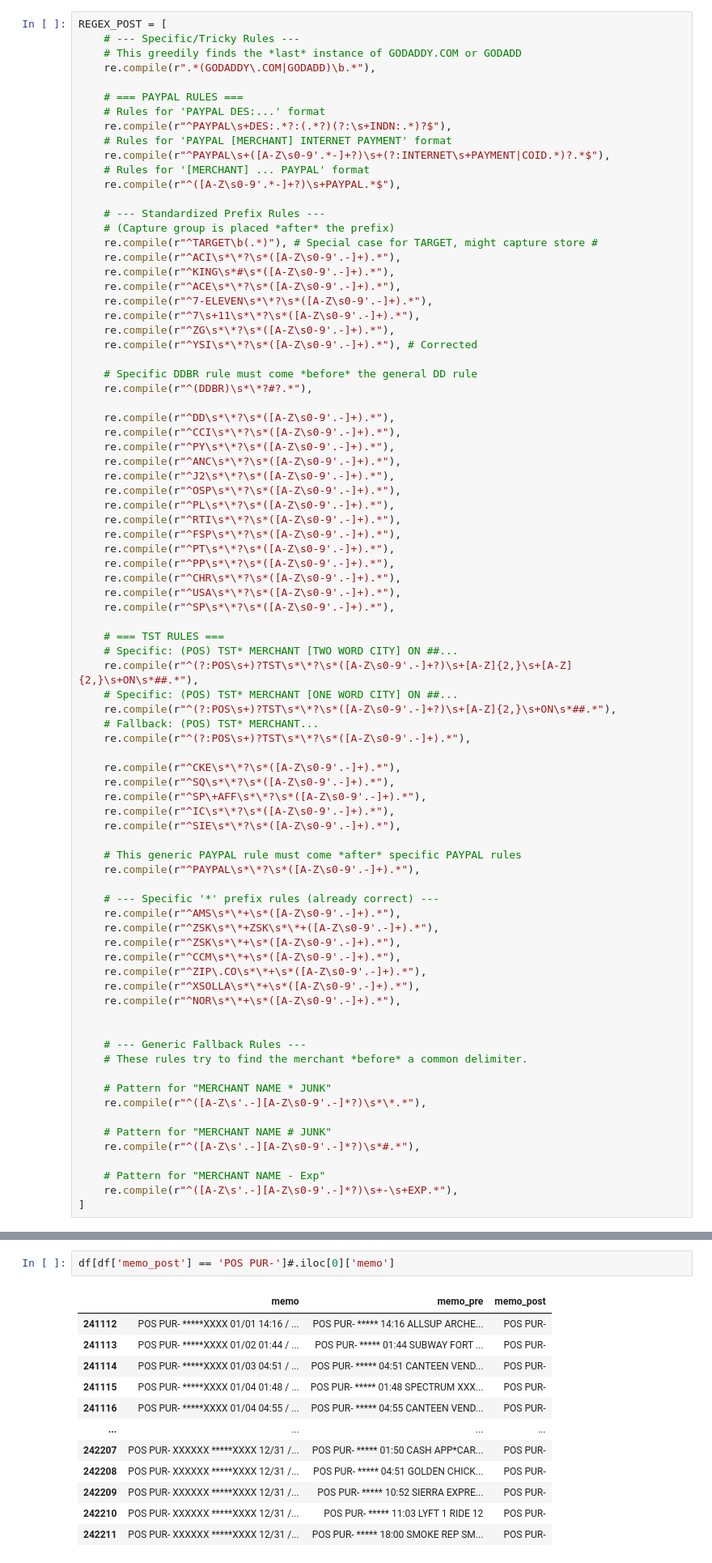
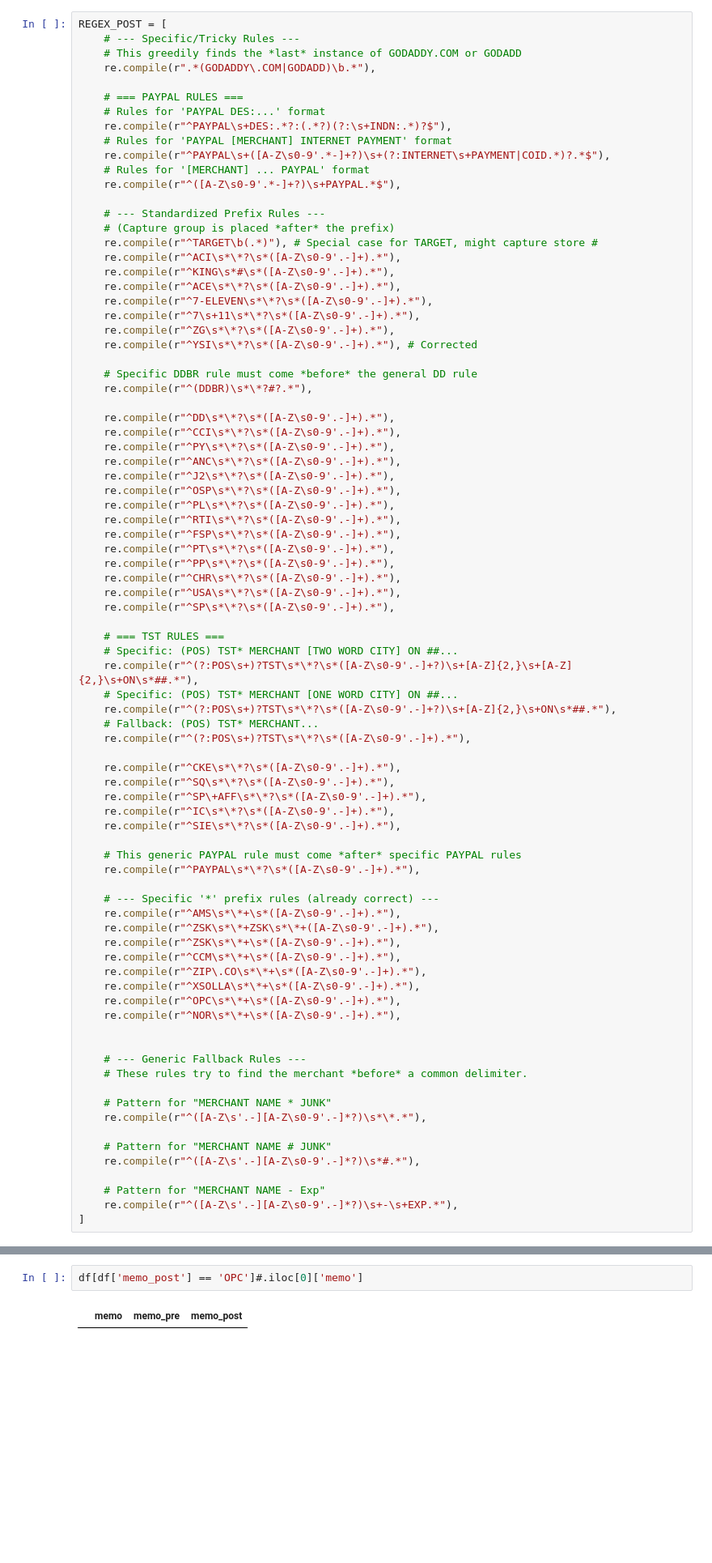
Before and after one commit to kylechoi101/DSC180A-Q1, a Jupyter notebook: Week 2/Haris_Saif.ipynb, the cells around one changed output, grey strips where cells are left out. Shown: that part at 81% size. Saved outputs shown, nothing was run; the diff lists cells and outputs as text; blank space fills up the shorter version.

```diff
--- a/Week 2/Haris_Saif.ipynb
+++ b/Week 2/Haris_Saif.ipynb
@@ -219,6 +229,7 @@ REGEX_POST = [
     re.compile(r"^CCM\s*\*+\s*([A-Z\s0-9'.-]+).*"),
     re.compile(r"^ZIP\.CO\s*\*+\s*([A-Z\s0-9'.-]+).*"),
     re.compile(r"^XSOLLA\s*\*+\s*([A-Z\s0-9'.-]+).*"),
+    re.compile(r"^OPC\s*\*+\s*([A-Z\s0-9'.-]+).*"),
     re.compile(r"^NOR\s*\*+\s*([A-Z\s0-9'.-]+).*"),
 
 
@@ -328,16 +339,5 @@ CLUCK
 ZPIZZA
 # %%
-df[df['memo_post'] == 'POS PUR-']#.iloc[0]['memo']
+df[df['memo_post'] == 'OPC']#.iloc[0]['memo']
 # %% [output]
 |  | memo | memo_pre | memo_post |
-| 241112 | POS PUR- *****XXXX 01/01 14:16 / ... | POS PUR- ***** 14:16 ALLSUP ARCHE... | POS PUR- |
-| 241113 | POS PUR- *****XXXX 01/02 01:44 / ... | POS PUR- ***** 01:44 SUBWAY FORT ... | POS PUR- |
-| 241114 | POS PUR- *****XXXX 01/03 04:51 / ... | POS PUR- ***** 04:51 CANTEEN VEND... | POS PUR- |
-| 241115 | POS PUR- *****XXXX 01/04 01:48 / ... | POS PUR- ***** 01:48 SPECTRUM XXX... | POS PUR- |
-| 241116 | POS PUR- *****XXXX 01/04 04:55 / ... | POS PUR- ***** 04:55 CANTEEN VEND... | POS PUR- |
-| ... | ... | ... | ... |
-| 242207 | POS PUR- XXXXXX *****XXXX 12/31 /... | POS PUR- ***** 01:50 CASH APP*CAR... | POS PUR- |
-| 242208 | POS PUR- XXXXXX *****XXXX 12/31 /... | POS PUR- ***** 04:51 GOLDEN CHICK... | POS PUR- |
-| 242209 | POS PUR- XXXXXX *****XXXX 12/31 /... | POS PUR- ***** 10:52 SIERRA EXPRE... | POS PUR- |
-| 242210 | POS PUR- XXXXXX *****XXXX 12/31 /... | POS PUR- ***** 11:03 LYFT 1 RIDE 12 | POS PUR- |
-| 242211 | POS PUR- XXXXXX *****XXXX 12/31 /... | POS PUR- ***** 18:00 SMOKE REP SM... | POS PUR- |
```
Also changed, not shown: parts of 19 cells of this notebook.
